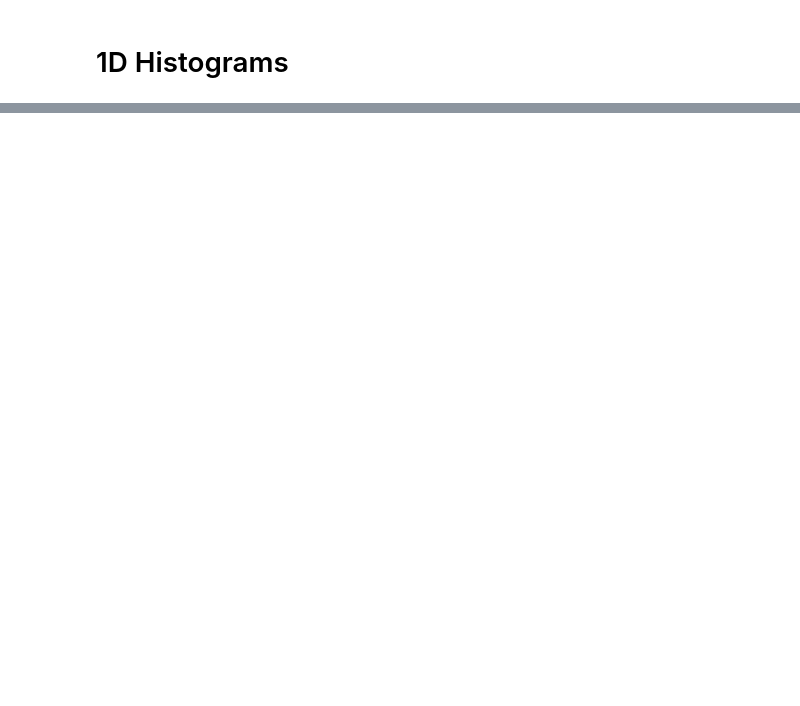
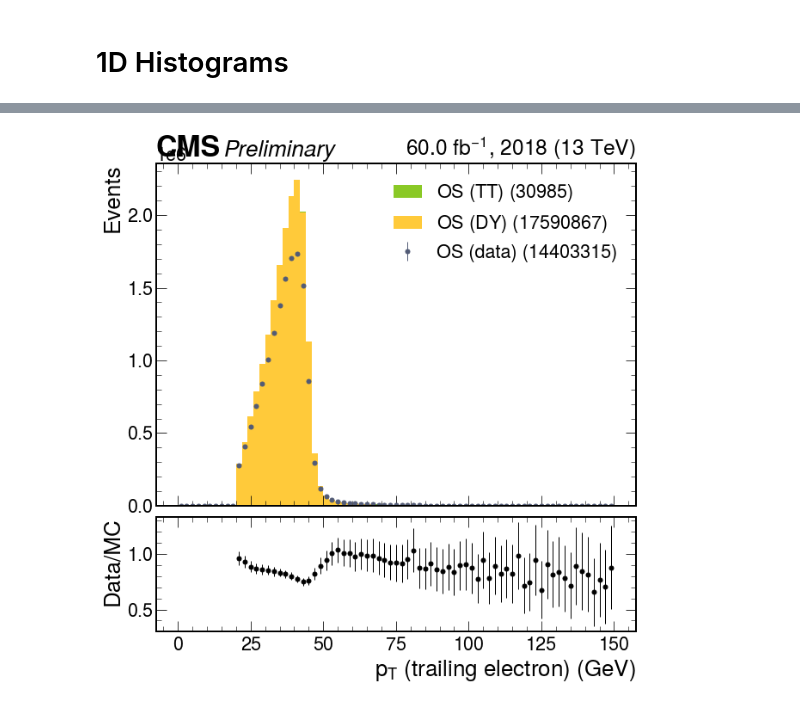
Before and after one commit to JacksonWallace/FCNC, a Jupyter notebook: notebooks/Dielectron Mass.ipynb, the cells around one changed output, grey strips where cells are left out. Cells and saved outputs as stored; diff of their text form; code cells hidden in the pictures; blank space fills up the shorter version.

```diff
--- a/notebooks/Dielectron Mass.ipynb
+++ b/notebooks/Dielectron Mass.ipynb
@@ -552,0 +603,74 @@ fig.savefig('/home/users/ewallace/public_html/FCNC/zeta_test.pdf')
+# %%
+hists ={'pt_OS_data2': h2,
+        'pt_OS_DY2': h2_DY,
+        'pt_OS_TT2': h2_TT,
+}
+
+hists['pt_OS_DY2'].label = '$OS\ (DY)$'
+hists['pt_OS_DY2'].color = '#FFCA3A'
+
+hists['pt_OS_TT2'].label = '$OS\ (TT)$'
+hists['pt_OS_TT2'].color = '#8AC926'
+
+keys = ['pt_OS_DY2', 'pt_OS_TT1']
+
+total_mc = get_total(hists, keys)
+
+ratio = (hists['pt_OS_data2']).divide(hists['pt_OS_TT2']+hists['pt_OS_DY2'])
+# %%
+fig, (ax, rax) = plt.subplots(2,1,figsize=(10,10), gridspec_kw={"height_ratios": (3, 1), "hspace": 0.05}, sharex=True)
+hep.cms.label(
+    'Preliminary',
+    data=True,
+    year=2018,
+    lumi=60.0,
+    loc=0,
+    ax=ax,
+)
+
+hep.histplot(
+    [hists[x].counts for x in keys ],
+    hists['pt_OS_DY2'].edges,
+    w2=[hists[x].errors for x in keys ],
+    histtype="fill",
+    stack=True,
+    label=['%s (%.0f)'%(hists[x].label, sum(hists[x].counts)) for x in keys],
+    color=[ hists[x].color for x in keys ],
+    ax=ax)
+
+hep.histplot(
+    [hists['pt_OS_data2'].counts],
+    hists['pt_OS_data2'].edges,
+    w2=[hists['pt_OS_data2'].errors],
+    histtype="errorbar",
+    stack=False,
+    label=['%s (%.0f)'%('OS (data)', np.sum(hists['pt_OS_data2'].counts))],
+    color=['#525B76'],
+    ax=ax)
+
+hep.histplot(
+    [ratio.counts],
+    ratio.edges,
+    w2=[ratio.errors],
+    histtype="errorbar",
+    color=['black'],
+    ax=rax)
+
+#rax.set_ylim(0.5,1.5)
+rax.set_xlabel(r'$p_{T}\ (trailing\ electron)\ (GeV)$')
+rax.set_ylabel(r'Data/MC')
+ax.set_ylabel(r'Events')
+#ax.set_yscale('log')
+#ax.set_ylim(0.1,1e5)
+
+add_uncertainty(total_mc, ax, ratio=True)
+add_uncertainty(total_mc, rax, ratio=True)
+
+ax.legend()
+
+plt.show()
+
+fig.savefig('/home/users/ewallace/public_html/FCNC/zpt(t)_data.png')
+fig.savefig('/home/users/ewallace/public_html/FCNC/zpt(t)_data.pdf')
+# %% [output]
+[figure, added]
```
Also changed, not shown: parts of 31 cells of this notebook, 6 other files.
